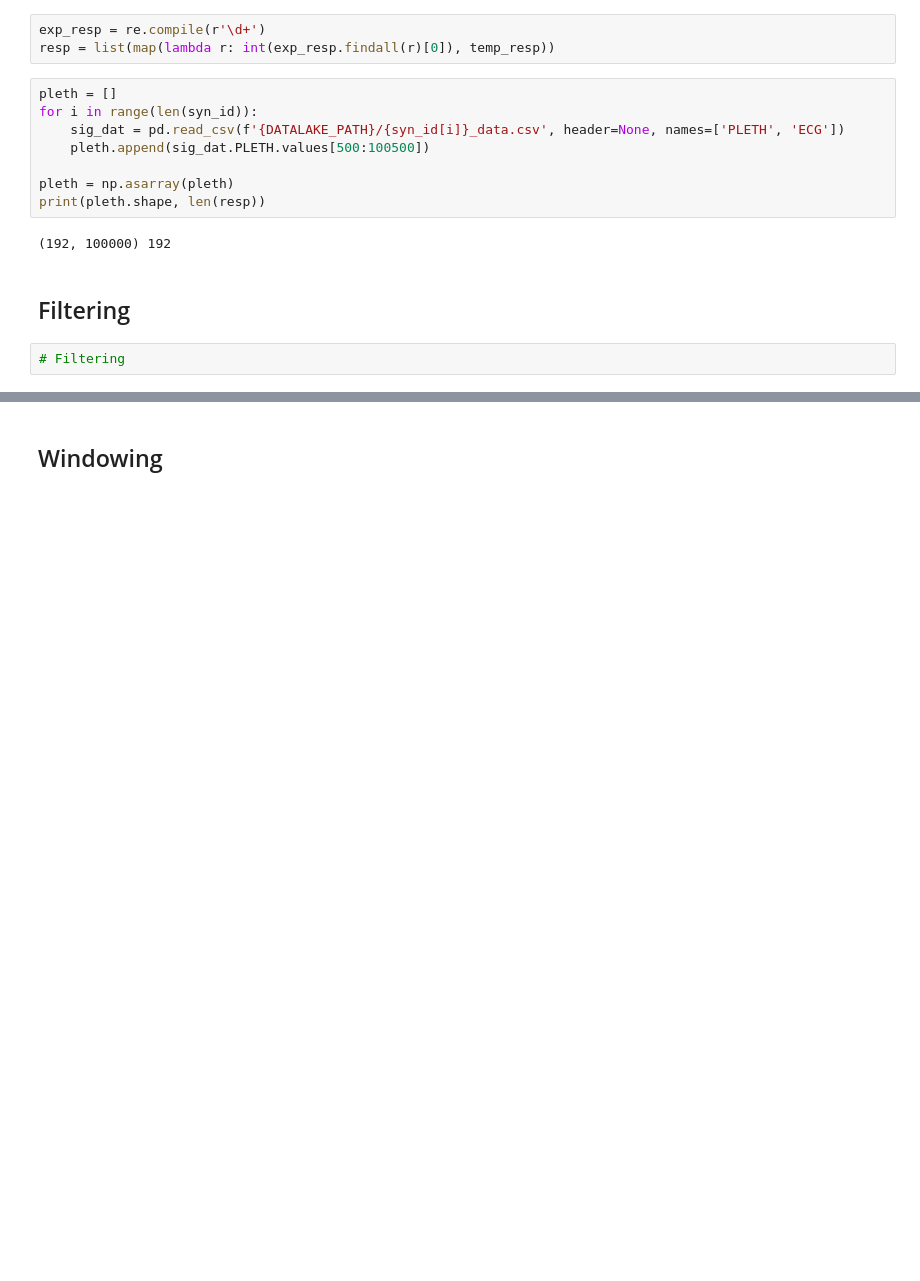
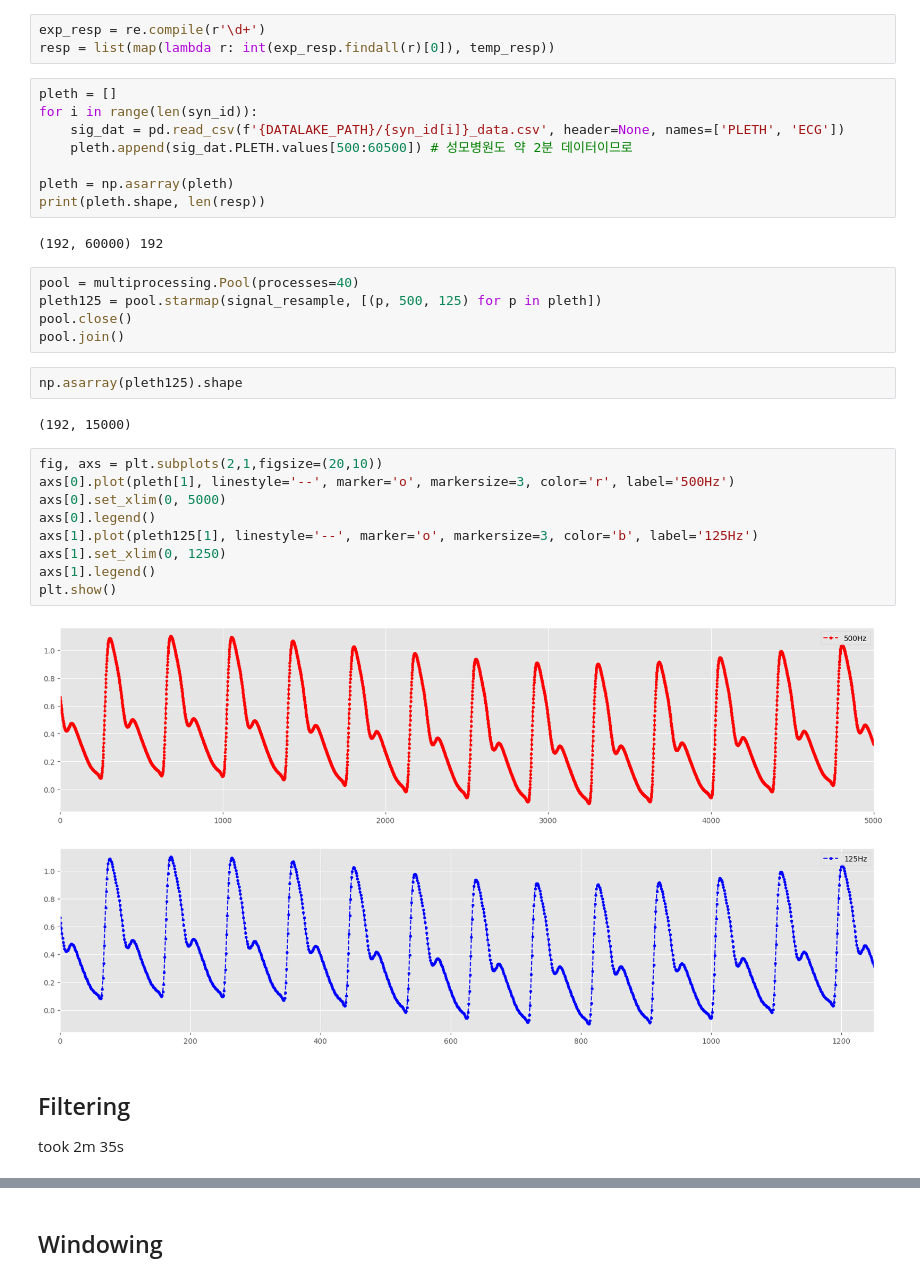
Before and after one commit to Noritheyellow/Project-RRpo-2ndStudy, a Jupyter notebook: src/12_EDA_rrest_syn.ipynb, the cells around one changed output, grey strips where cells are left out. Saved outputs shown, nothing was run; the diff lists cells and outputs as text; blank space fills up the shorter version.

```diff
--- a/src/12_EDA_rrest_syn.ipynb
+++ b/src/12_EDA_rrest_syn.ipynb
@@ -34,13 +37,33 @@ resp = list(map(lambda r: int(exp_resp.findall(r)[0]), temp_resp))
 pleth = []
 for i in range(len(syn_id)):
     sig_dat = pd.read_csv(f'{DATALAKE_PATH}/{syn_id[i]}_data.csv', header=None, names=['PLETH', 'ECG'])
-    pleth.append(sig_dat.PLETH.values[500:100500])
+    pleth.append(sig_dat.PLETH.values[500:60500]) # 성모병원도 약 2분 데이터이므로
 
 pleth = np.asarray(pleth)
 print(pleth.shape, len(resp))
 # %% [output]
-(192, 100000) 192
+(192, 60000) 192
+# %%
+pool = multiprocessing.Pool(processes=40)
+pleth125 = pool.starmap(signal_resample, [(p, 500, 125) for p in pleth])
+pool.close()
+pool.join()
+# %%
+np.asarray(pleth125).shape
+# %% [output]
+(192, 15000)
+# %%
+fig, axs = plt.subplots(2,1,figsize=(20,10))
+axs[0].plot(pleth[1], linestyle='--', marker='o', markersize=3, color='r', label='500Hz')
+axs[0].set_xlim(0, 5000)
+axs[0].legend()
+axs[1].plot(pleth125[1], linestyle='--', marker='o', markersize=3, color='b', label='125Hz')
+axs[1].set_xlim(0, 1250)
+axs[1].legend()
+plt.show()
+# %% [output]
+[figure, added]
 # %% [markdown]
 ## Filtering
+
+took 2m 35s
-# %%
-# Filtering
```
Also changed, not shown: parts of 9 cells of this notebook, 18 other files.
